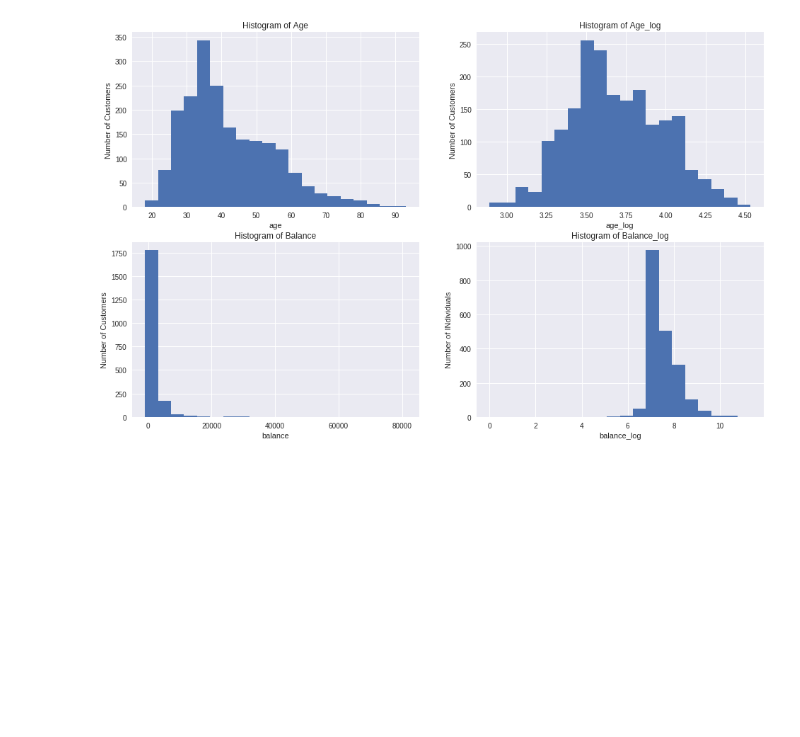
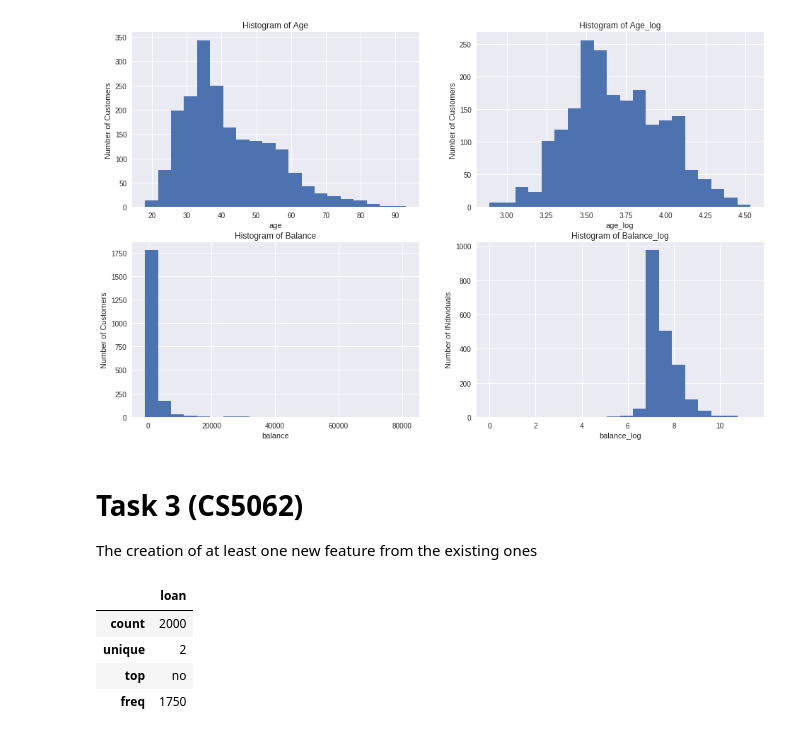
Before and after one commit to vipulpopat/MSCAI_Sem1_Etivity2, a Jupyter notebook: Etivity2_Eamon_OGairbhith_9638296.ipynb, the cells around one changed output. Cells and saved outputs as stored; diff of their text form; code cells hidden in the pictures; blank space fills up the shorter version.

```diff
--- a/Etivity2_Eamon_OGairbhith_9638296.ipynb
+++ b/Etivity2_Eamon_OGairbhith_9638296.ipynb
@@ -357,3 +348,15 @@ df['balance_log'].hist(bins=20)
 # %% [output]
 <matplotlib.axes._subplots.AxesSubplot at 0x...>
 [figure]
+# %% [markdown]
+# Task 3 (CS5062)
+
+ The creation of at least one new feature from the existing ones
+# %%
+df[['loan']].describe()
+# %% [output]
+|  | loan |
+| count | 2000 |
+| unique | 2 |
+| top | no |
+| freq | 1750 |
```
Also changed, not shown: parts of 5 cells of this notebook.
